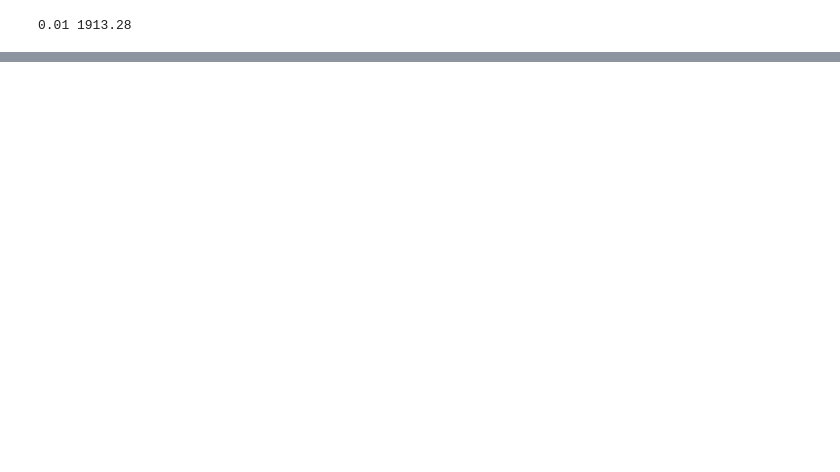
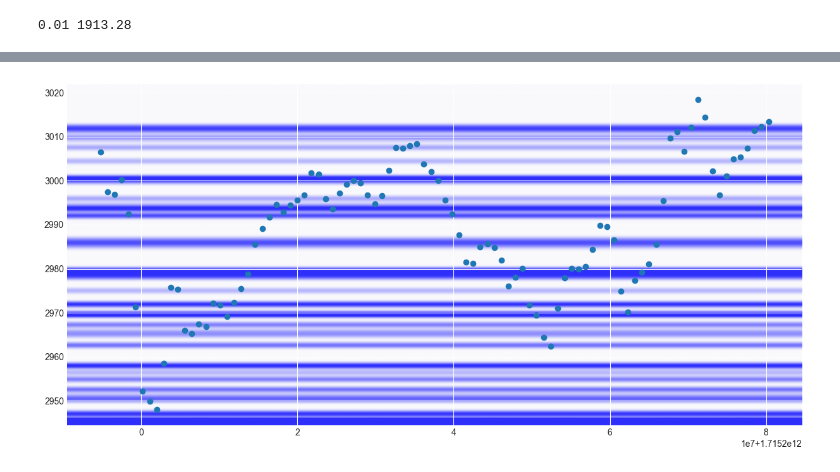
Before and after one commit to Altair200333/traderbor, a Jupyter notebook: notebooks/explore.ipynb, the cells around one changed output, grey strips where cells are left out. Drawn from its saved outputs; the diff is of its cells as text; code cells hidden in the pictures; blank space fills up the shorter version.

```diff
--- a/notebooks/explore.ipynb
+++ b/notebooks/explore.ipynb
@@ -267,0 +252,7 @@ plot_support_heatmap(data_points, heights, display_range=(-1, 1))
+# %%
+coin = "ETH"
+day_history = get_day_history(coin)
+bid_ask = bid_ask_provider.get_data(coin)
+# %%
+heights = [[x["price"], x["amount"]] for x in bid_ask["bid"]]
+heights
@@ -267,0 +277,5 @@ plot_support_heatmap(data_points, heights, display_range=(-1, 1))
+# %%
+points = [[x["t"], (x["o"] + x["c"]) * 0.5] for x in day_history]
+plot_support_heatmap(points, heights, display_range=(0, 0.1), figsize=(15, 7))
+# %% [output]
+[figure, added]
```
Also changed, not shown: parts of 5 cells of this notebook.
